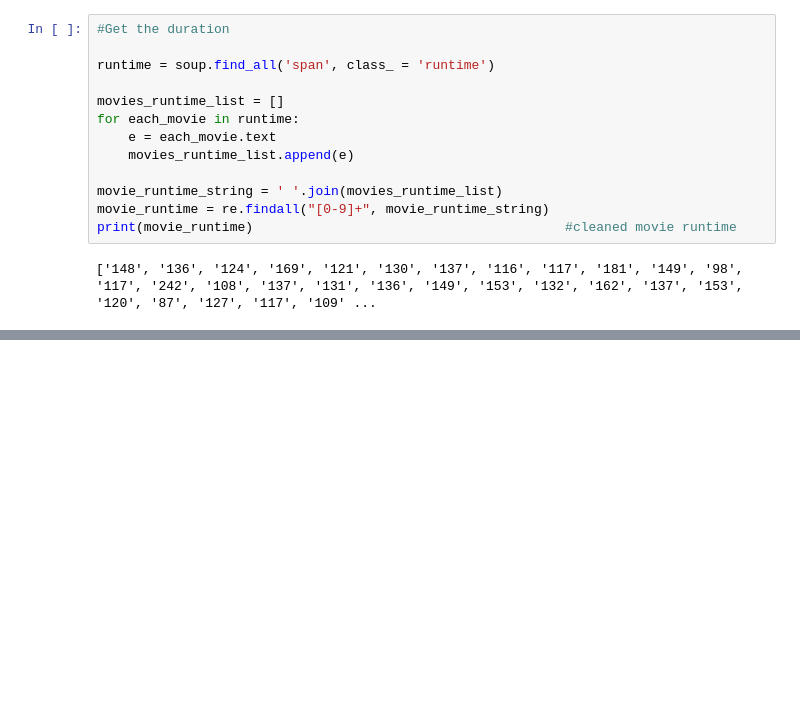
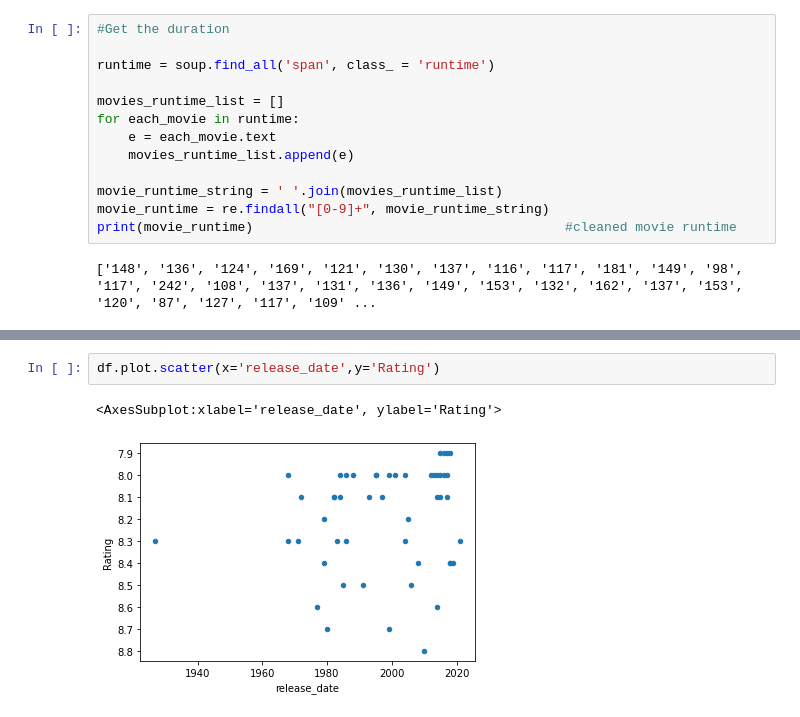
Before and after one commit to Pathi-rao/AI, a Jupyter notebook: M1_Python/d10_Movie Challenge/Webscrapping_IMDB.ipynb, the cells around one changed output, grey strips where cells are left out. Saved outputs shown, nothing was run; the diff lists cells and outputs as text; blank space fills up the shorter version.

```diff
--- a/M1_Python/d10_Movie Challenge/Webscrapping_IMDB.ipynb
+++ b/M1_Python/d10_Movie Challenge/Webscrapping_IMDB.ipynb
@@ -130,0 +157,5 @@ df
+# %%
+df.plot.scatter(x='release_date',y='Rating')
+# %% [output]
+<AxesSubplot:xlabel='release_date', ylabel='Rating'>
+[figure, added]
```
Also changed, not shown: parts of 6 cells of this notebook.
